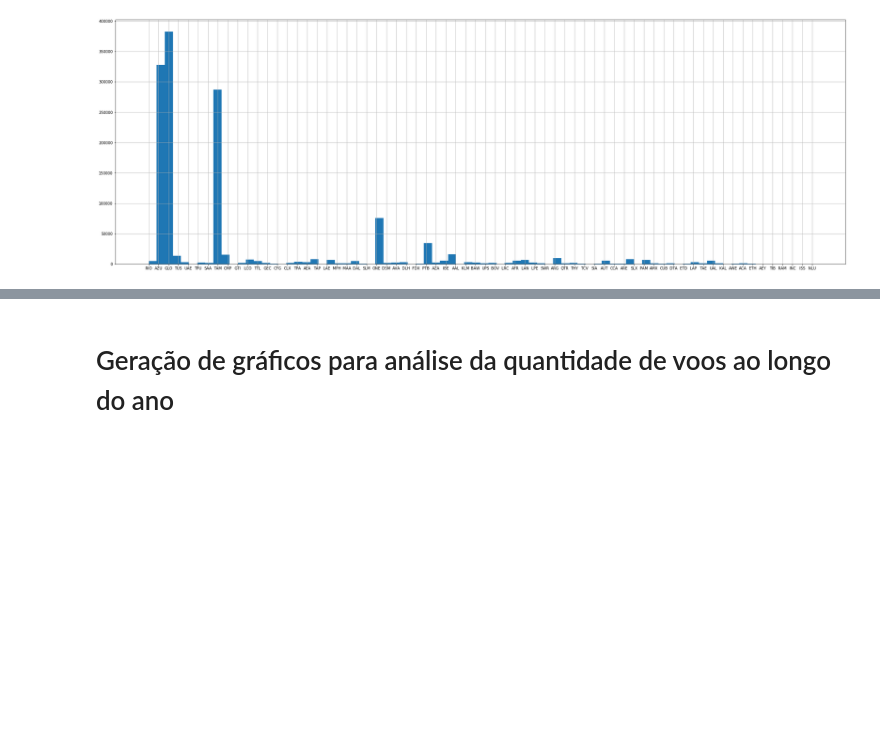
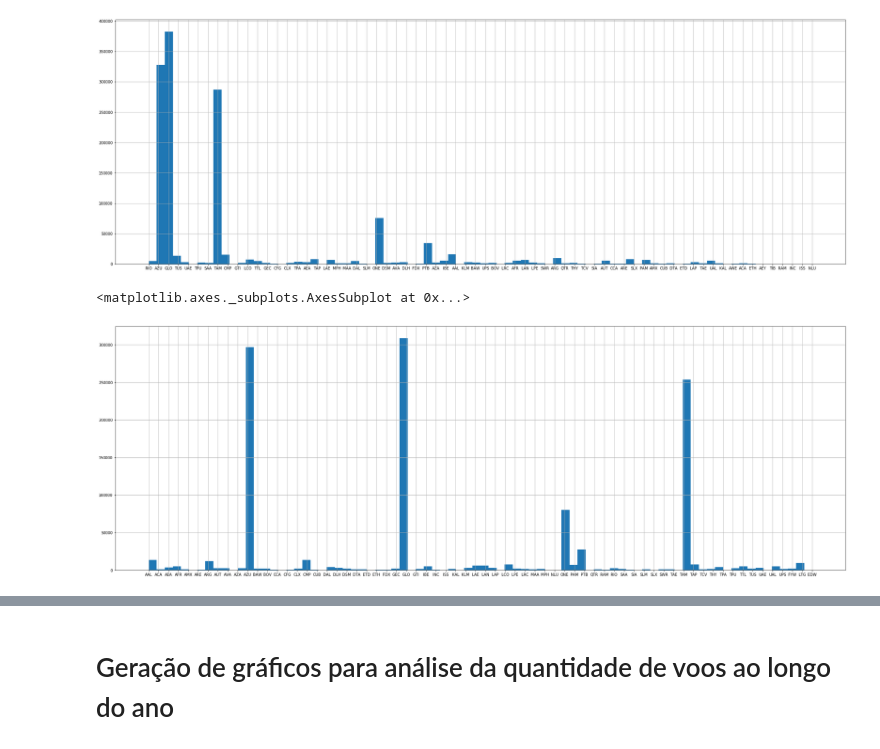
Before and after one commit to LeandroBarbosaBento/Projeto01_MATA62, a Jupyter notebook: 2_Tratando_Dados_e_Visualização.ipynb, the cells around one changed output, grey strips where cells are left out. Saved outputs shown, nothing was run; the diff lists cells and outputs as text; code cells hidden in the pictures; blank space fills up the shorter version.

```diff
--- a/2_Tratando_Dados_e_Visualização.ipynb
+++ b/2_Tratando_Dados_e_Visualização.ipynb
@@ -79,3 +77,9 @@ dados2015['SiglaDaEmpresa'].hist(bins = 82 , figsize = (35, 12))
 # %% [output]
 <matplotlib.axes._subplots.AxesSubplot at 0x...>
 [figure]
+# %%
+#Histograma: quantidade de voos por empresa em 2016
+dados2016['SiglaDaEmpresa'].hist(bins = 82 , figsize = (35, 12))
+# %% [output]
+<matplotlib.axes._subplots.AxesSubplot at 0x...>
+[figure, added]
```
Also changed, not shown: parts of 15 cells of this notebook.
